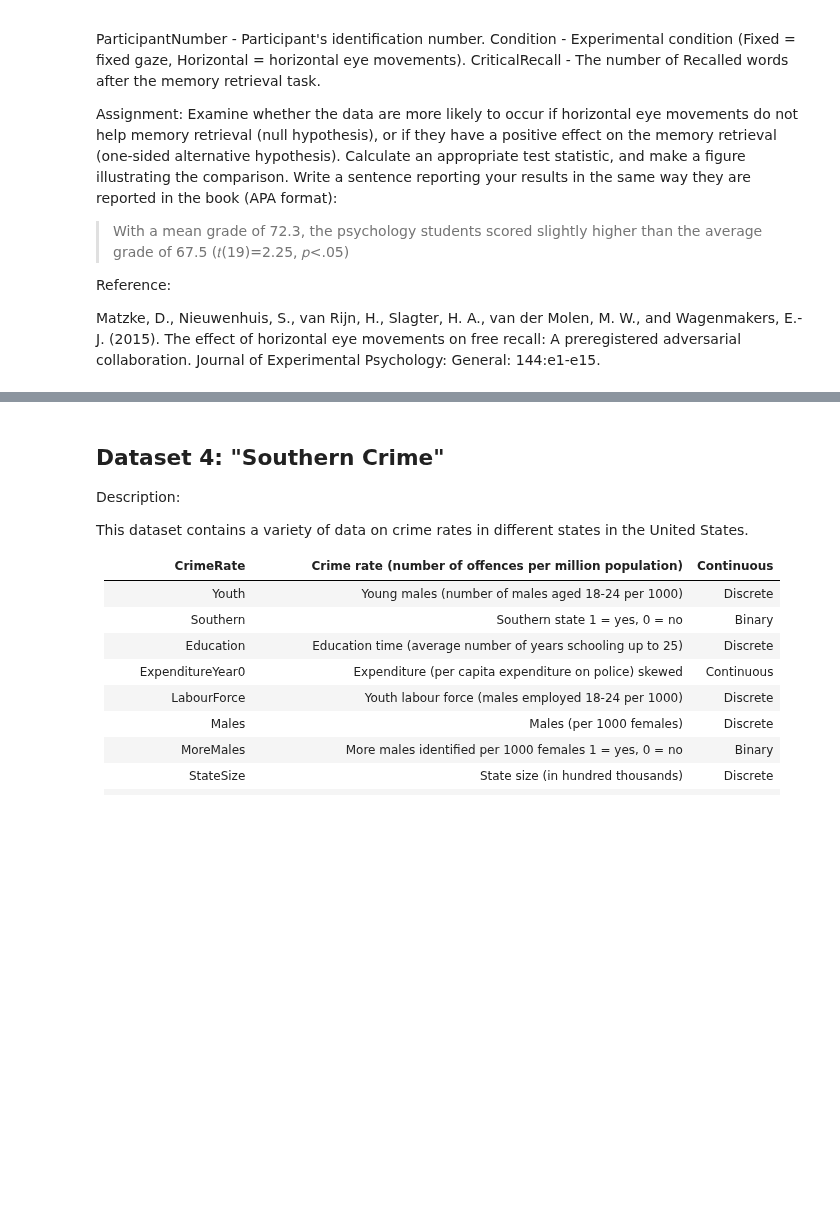
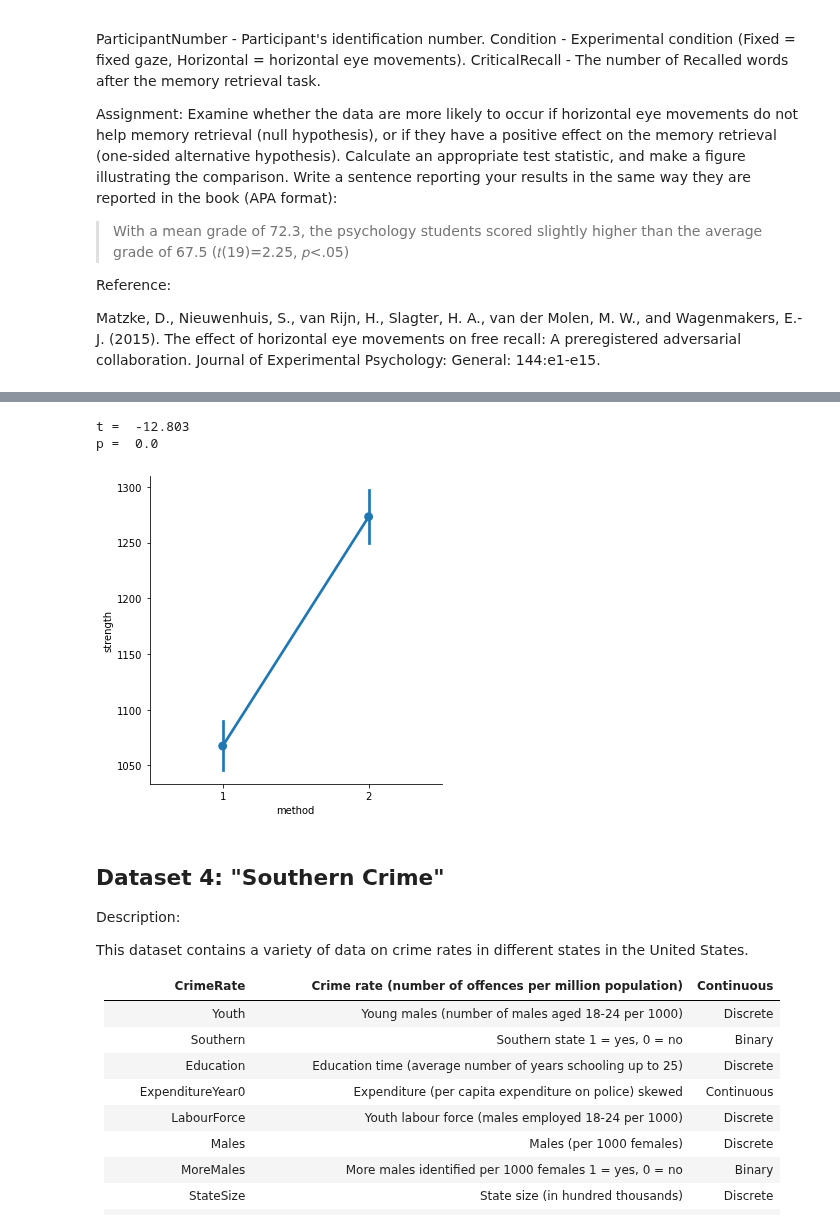
Before and after one commit to ethanweed/ExPsyLing, a Jupyter notebook: 2021/Notebooks/Lab_08_t-tests-solutions.ipynb, the cells around one changed output, grey strips where cells are left out. Cells and saved outputs as stored; diff of their text form; code cells hidden in the pictures; blank space fills up the shorter version.

```diff
--- a/2021/Notebooks/Lab_08_t-tests-solutions.ipynb
+++ b/2021/Notebooks/Lab_08_t-tests-solutions.ipynb
@@ -165,3 +185,18 @@ t, p
+# %%
+Manual = pd.DataFrame(df.loc[df['method'] == 1]['strength'])
+Laser = pd.DataFrame(df.loc[df['method'] == 2]['strength'])
+
+t, p = stats.ttest_ind(Manual, Laser, equal_var = False)
+
+print("t = ", round(t[0],3))
+print("p = ", round(p[0],3))
+# %% [output]
+t =  -12.803
+p =  0.0
+# %%
+ax = sns.catplot(x="method", y = 'strength', kind="point", data = df)
+# %% [output]
+[figure, added]
 # %% [markdown]
 
 ## Dataset 4: "Southern Crime"
```
Also changed, not shown: parts of 18 cells of this notebook, 2 other files.
